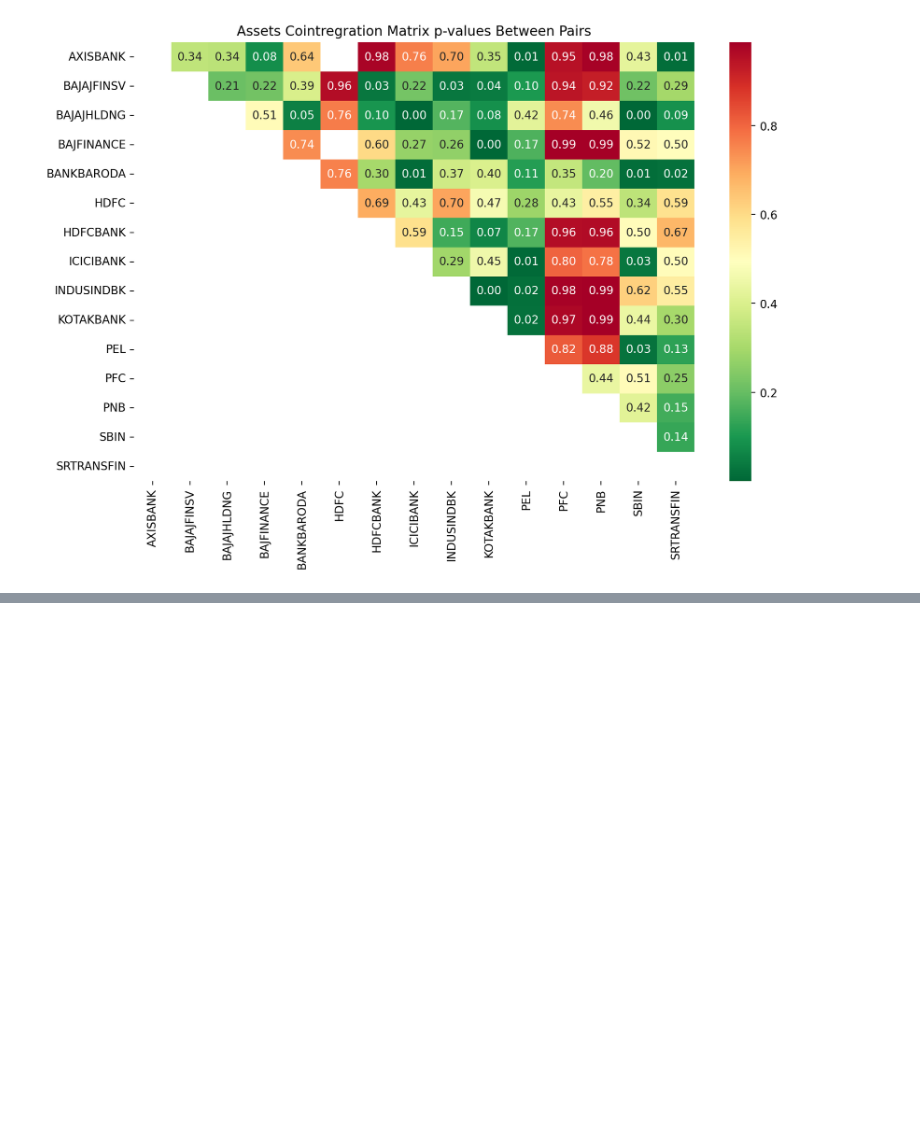
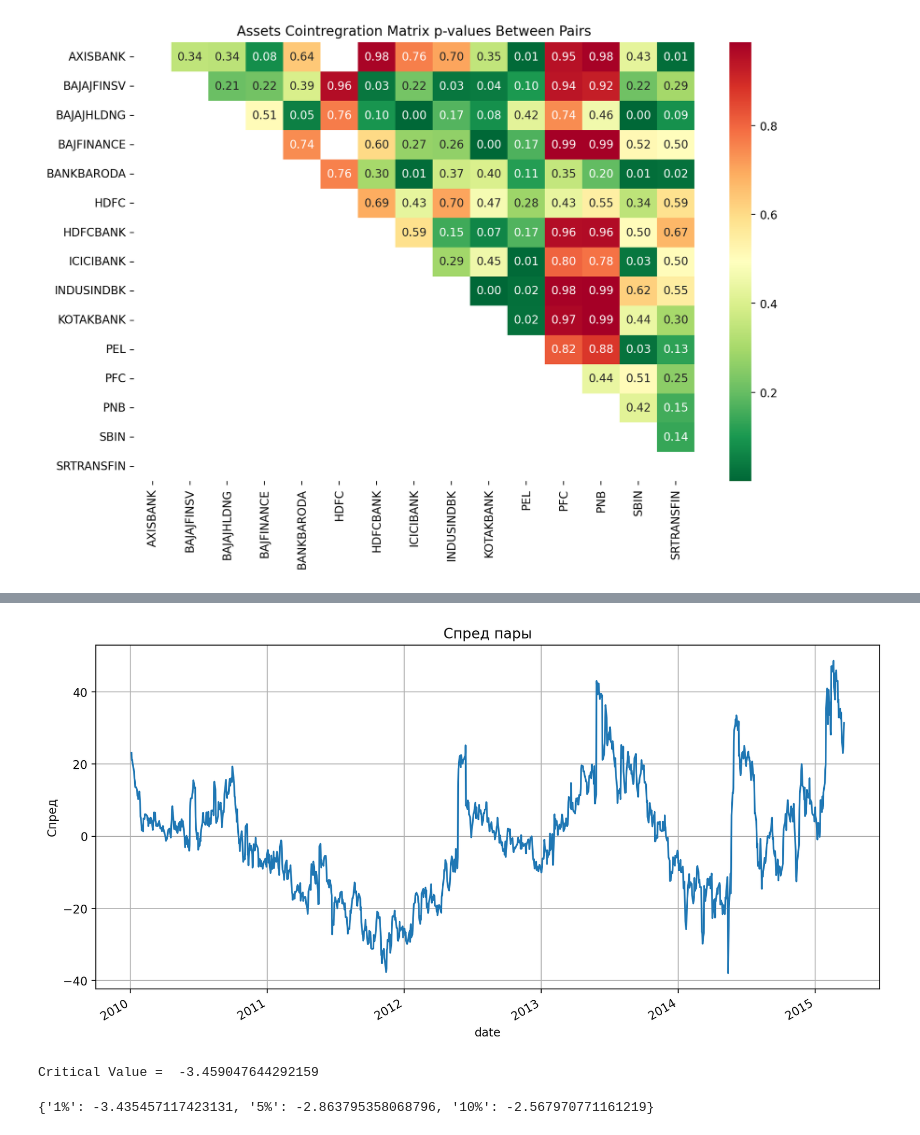
Before and after one commit to Romuldavid/Pair_Traiding, a Jupyter notebook: 2_pt.ipynb, the cells around one changed output, grey strips where cells are left out. Drawn from its saved outputs; the diff is of its cells as text; code cells hidden in the pictures; blank space fills up the shorter version.

```diff
--- a/2_pt.ipynb
+++ b/2_pt.ipynb
@@ -136,0 +175,22 @@ plt.savefig('images/chart2', dpi=300)
+# %%
+# рассчитать спред
+spread = train.asset2 - model.params[0] * train.asset1
+# %%
+# Построить спред
+ax = spread.plot(figsize=(12, 6), title = "Спред пары")
+ax.set_ylabel("Спред")
+ax.grid(True)
+plt.savefig('images/chart5', dpi=300)
+# %% [output]
+[figure, added]
+# %%
+# провести расширенный тест Дики-Фуллера
+adf = adfuller(spread, maxlag = 1)
+print('Critical Value = ', adf[0])
+# %% [output]
+Critical Value =  -3.459047644292159
+# %%
+# критические значения вероятности
+print(adf[4])
+# %% [output]
+{'1%': -3.435457117423131, '5%': -2.863795358068796, '10%': -2.567970771161219}
```
Also changed, not shown: parts of 8 cells of this notebook, 4 other files.
